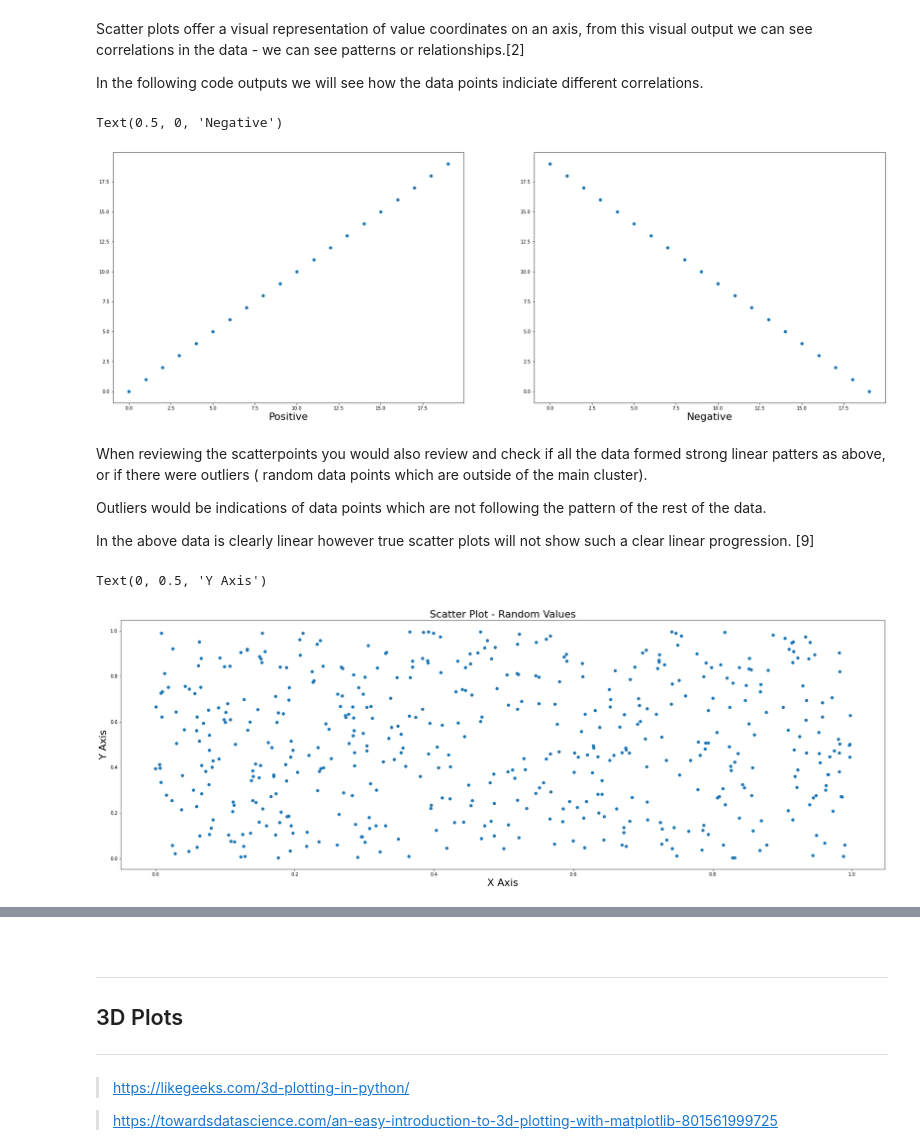
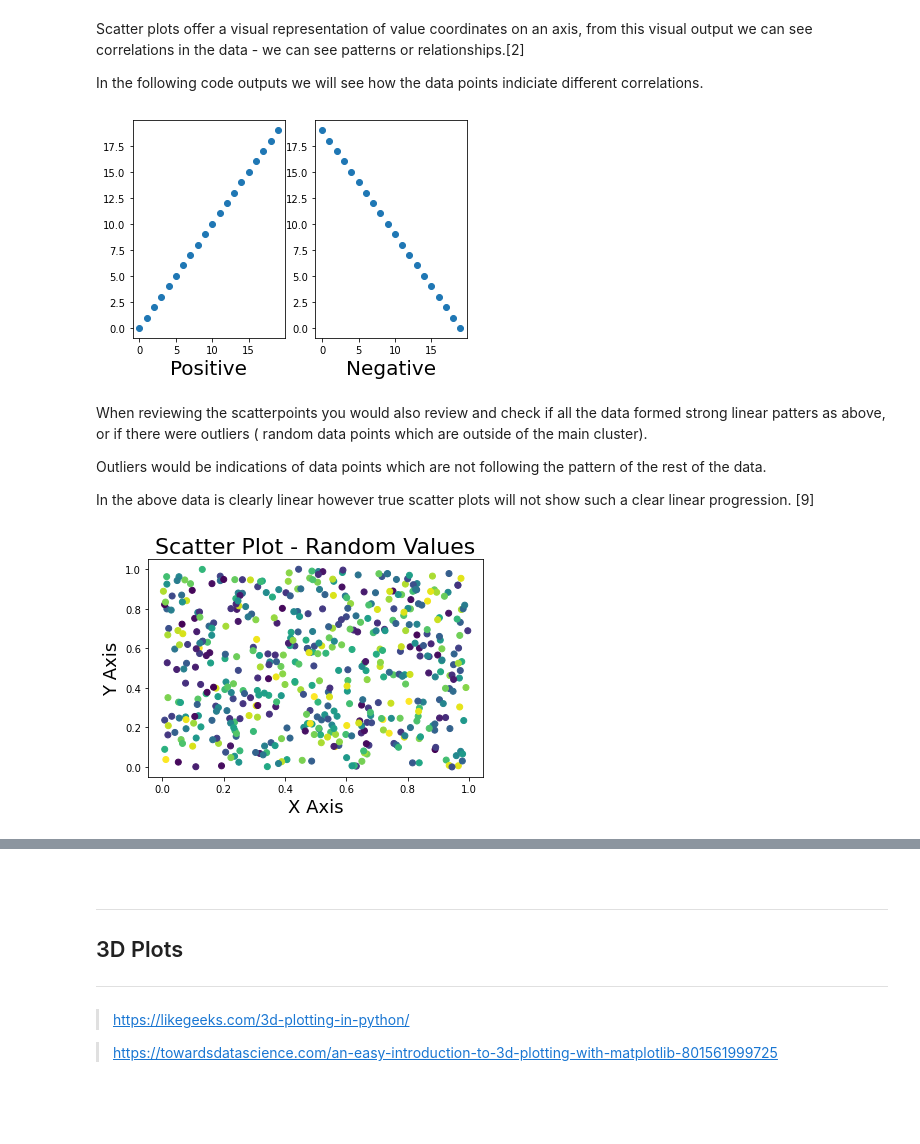
Before and after one commit to VCurry20/FDAProject2021, a Jupyter notebook: pyplot.ipynb, the cells around one changed output, grey strips where cells are left out. Cells and saved outputs as stored; diff of their text form; code cells hidden in the pictures; blank space fills up the shorter version.

Commit message:
scatter - complete

```diff
--- a/pyplot.ipynb
+++ b/pyplot.ipynb
@@ -320,37 +320,38 @@ rng = np.random.default_rng()                   # random data generator
 
 # the output of this graph is a positive correlation
 # the output values of both x & y increase in correlation with eachother
 # the dots move out from the origin outwards
 
 x1_values = [i for i in range (0, 20)]          # set x values - range of values 0-20
 y1_values = [i for i in range (0, 20)]          # set y values - range of values 0-20
 
 plt.subplot(1, 2, 1)                            # set subplot - this is plot 1
 
 plt.scatter(x1_values, y1_values)               # scatter plot - plot x & y values
-plt.xlabel('Positive', fontsize=22)             # set label - positive, set font size
+plt.xlabel('Positive', fontsize=20)             # set label - positive, set font size
 
 
 
 
 # the output of this graph is a negative correlation
 # the output values of both x & y show that there is no real correlation between the data points
 # the dots across the graph
 
 
 x2_values = [i for i in range (0, 20)]          # set x values - range of values 0-20
 y2_values = x2_values [::-1]                    # set y values - range of values 0-20 - sliced (reverted)
 
 plt.subplot(1, 2, 2)                            # set subplot - this is plot 2
 
 
 plt.scatter(x2_values, y2_values)               # scatter plot - plot x & y values
-plt.xlabel('Negative', fontsize=22)             # set label - negative, set font size
+plt.xlabel('Negative', fontsize=20)             # set label - negative, set font size
+
+plt.show()
 
 # [3][4][5][6][7][8]
 # %% [output]
-Text(0.5, 0, 'Negative')
-[figure, old version]
+[figure, new version]
 # %% [markdown]
 When reviewing the scatterpoints you would also review and check if all the data formed strong linear patters as above, or if there were outliers ( random data points which are outside of the main cluster).
 
@@ -360,17 +361,18 @@ In the above data is clearly linear however true scatter plots will not show suc
 # %%
 # Here we is a scatter of randomly created data, in this data there is no correlation.
 
-N = 500                                                    # number of dots
-x = rng.random(N)                                          # random number of  data points
-y = rng.random(N)                                          # random number of  data points
+N = 500                                                   # number of dots
+x = rng.random(N)                                         # random number of  data points
+y = rng.random(N)                                         # random number of  data points
+colors = rng.random(N)                                    # set colors
 
+plt.scatter(x, y, c=colors)                               # plot scatter plot
+plt.title('Scatter Plot - Random Values',fontsize=22)     # title and font size set
+plt.xlabel('X Axis',fontsize=18)                          # Axis Label and font size set
+plt.ylabel('Y Axis',fontsize=18)                          # Axis Label and font size set
 
-plt.scatter(x, y)                                         # plot scatter plot
-plt.title('Scatter Plot - Random Values',fontsize=22)     # title and font size set
-plt.xlabel('X Axis',fontsize=22)                          # Axis Label and font size set
-plt.ylabel('Y Axis',fontsize=22)                          # Axis Label and font size set
+plt.show()                                                # plot show
 
 # [10]
 # %% [output]
-Text(0, 0.5, 'Y Axis')
-[figure, old version]
+[figure, new version]
```
Also changed, not shown: parts of 13 cells of this notebook, 1 other file.
